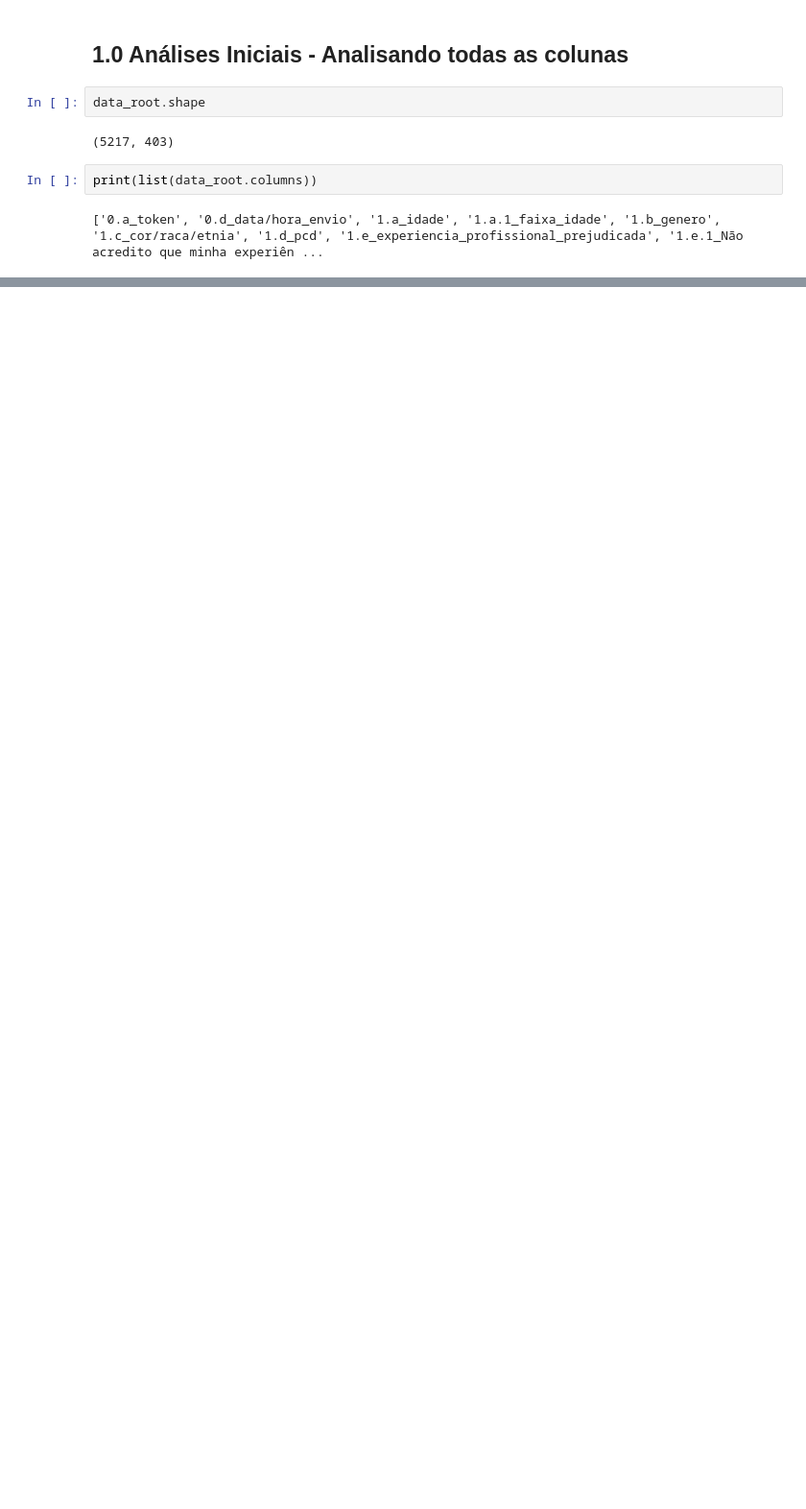
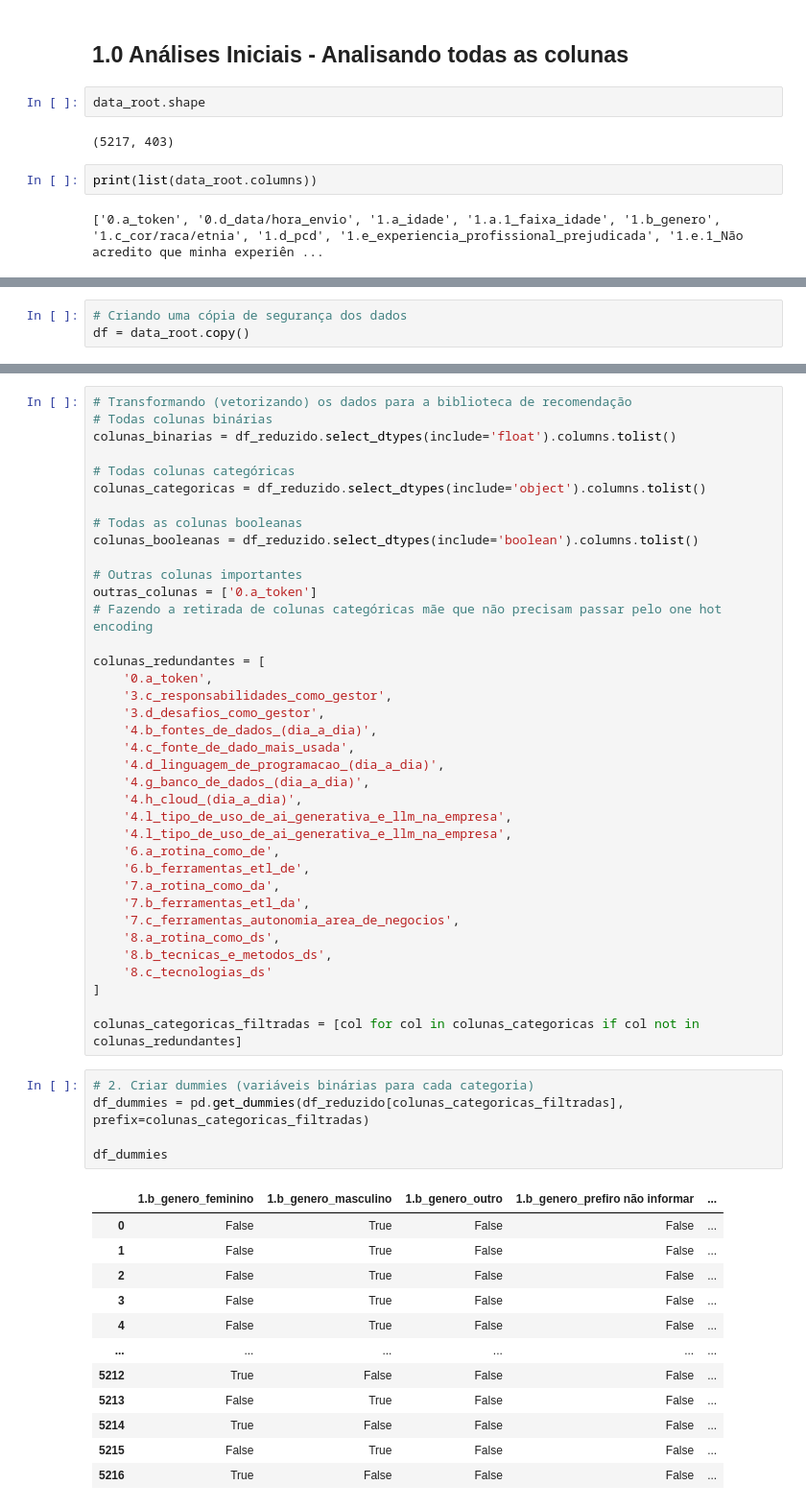
Before and after one commit to LuiMagno/Projeto-StateofData, a Jupyter notebook: notebooks/lui_notebook.ipynb, the cells around one changed output, grey strips where cells are left out. Shown at 96% size. Saved outputs shown, nothing was run; the diff lists cells and outputs as text; blank space fills up the shorter version.

Commit message:
Limpeza de dados e tratamento das colunas para entrada no algoritmo de recomendação

```diff
--- a/notebooks/lui_notebook.ipynb
+++ b/notebooks/lui_notebook.ipynb
@@ -128,0 +135,3 @@ Os dados são separados em grupos por número (de 1 a 8) e em subgrupos por letr
+# %%
+# Criando uma cópia de segurança dos dados
+df = data_root.copy()
@@ -128,0 +235,55 @@ Os dados são separados em grupos por número (de 1 a 8) e em subgrupos por letr
+# %%
+# Transformando (vetorizando) os dados para a biblioteca de recomendação
+# Todas colunas binárias
+colunas_binarias = df_reduzido.select_dtypes(include='float').columns.tolist()
+
+# Todas colunas categóricas
+colunas_categoricas = df_reduzido.select_dtypes(include='object').columns.tolist()
+
+# Todas as colunas booleanas
+colunas_booleanas = df_reduzido.select_dtypes(include='boolean').columns.tolist()
+
+# Outras colunas importantes
+outras_colunas = ['0.a_token']
+# Fazendo a retirada de colunas categóricas mãe que não precisam passar pelo one hot encoding
+
+colunas_redundantes = [
+    '0.a_token',
+    '3.c_responsabilidades_como_gestor',
+    '3.d_desafios_como_gestor',
+    '4.b_fontes_de_dados_(dia_a_dia)',
+    '4.c_fonte_de_dado_mais_usada',
+    '4.d_linguagem_de_programacao_(dia_a_dia)',
+    '4.g_banco_de_dados_(dia_a_dia)',
+    '4.h_cloud_(dia_a_dia)',
+    '4.l_tipo_de_uso_de_ai_generativa_e_llm_na_empresa',
+    '4.l_tipo_de_uso_de_ai_generativa_e_llm_na_empresa',
+    '6.a_rotina_como_de',
+    '6.b_ferramentas_etl_de',
+    '7.a_rotina_como_da',
+    '7.b_ferramentas_etl_da',
+    '7.c_ferramentas_autonomia_area_de_negocios',
+    '8.a_rotina_como_ds',
+    '8.b_tecnicas_e_metodos_ds',
+    '8.c_tecnologias_ds'
+]
+
+colunas_categoricas_filtradas = [col for col in colunas_categoricas if col not in colunas_redundantes]
+# %%
+# 2. Criar dummies (variáveis binárias para cada categoria)
+df_dummies = pd.get_dummies(df_reduzido[colunas_categoricas_filtradas], prefix=colunas_categoricas_filtradas)
+
+df_dummies
+# %% [output]
+|  | 1.b_genero_feminino | 1.b_genero_masculino | 1.b_genero_outro | 1.b_genero_prefiro não informar | ... |
+| 0 | False | True | False | False | ... |
+| 1 | False | True | False | False | ... |
+| 2 | False | True | False | False | ... |
+| 3 | False | True | False | False | ... |
+| 4 | False | True | False | False | ... |
+| ... | ... | ... | ... | ... | ... |
+| 5212 | True | False | False | False | ... |
+| 5213 | False | True | False | False | ... |
+| 5214 | True | False | False | False | ... |
+| 5215 | False | True | False | False | ... |
+| 5216 | True | False | False | False | ... |
```
Also changed, not shown: parts of 11 cells of this notebook.
